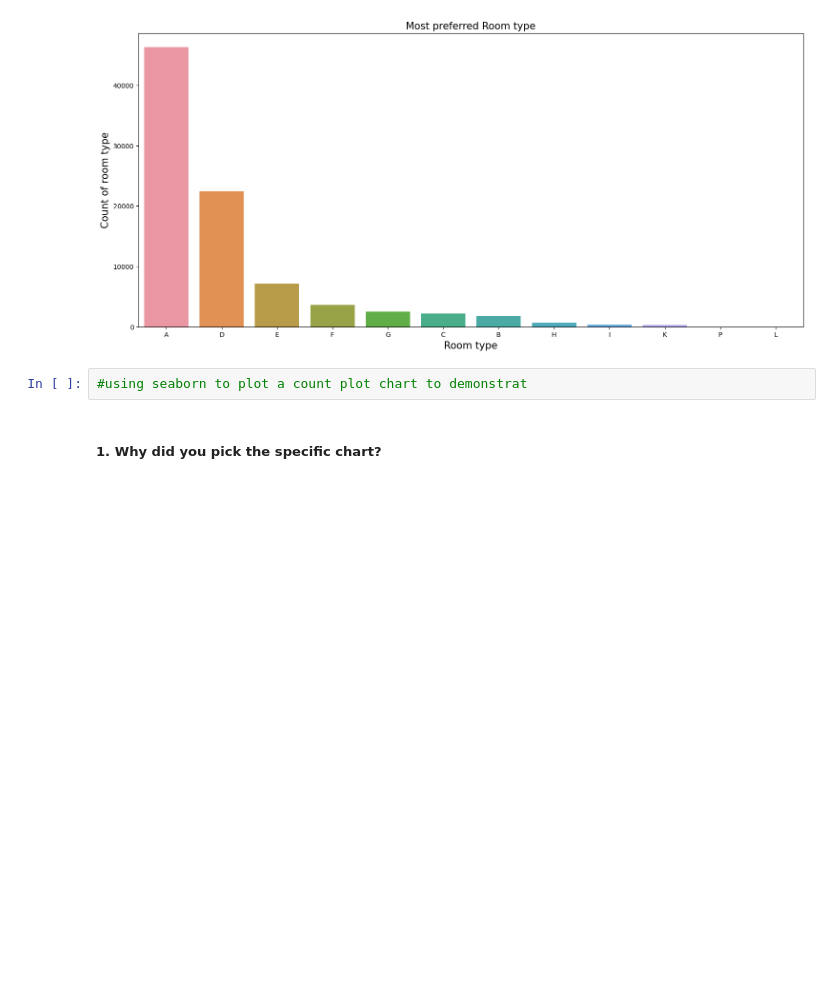
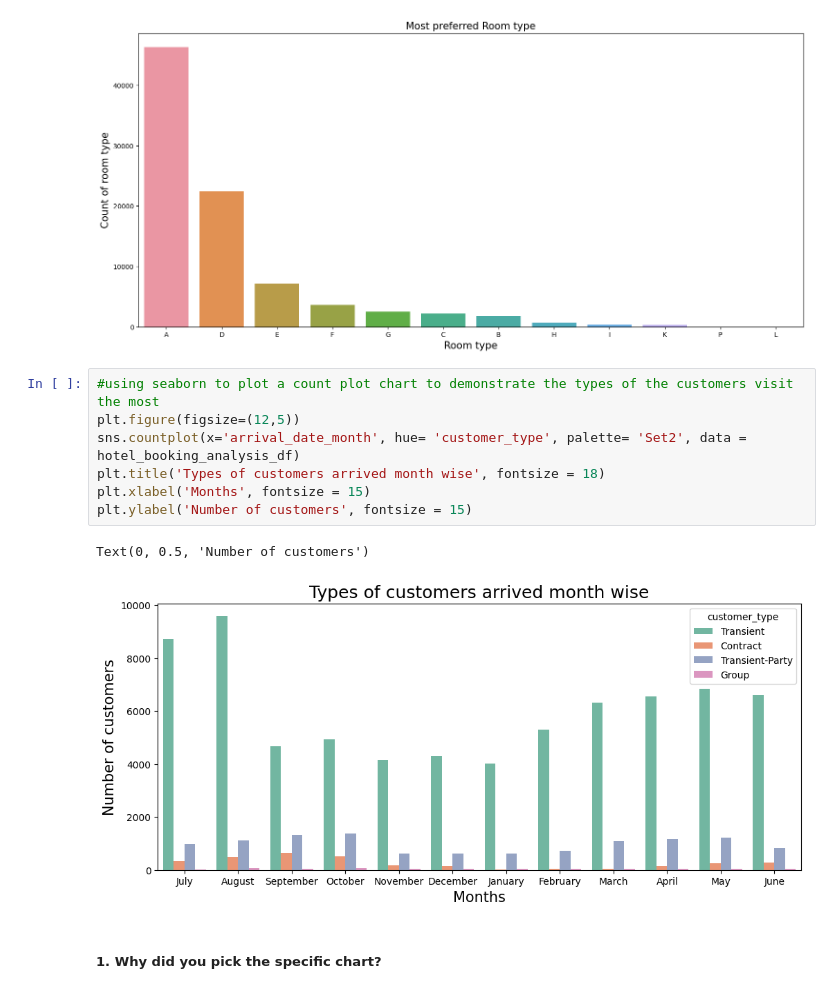
Before and after one commit to lovbundela240/EDA---Hotel-Booking-Analysis_ipynb, a Jupyter notebook: EDA_Hotel_Booking_Analysis.ipynb, the cells around one changed output. Drawn from its saved outputs; the diff is of its cells as text; blank space fills up the shorter version.

```diff
--- a/EDA_Hotel_Booking_Analysis.ipynb
+++ b/EDA_Hotel_Booking_Analysis.ipynb
@@ -1052,8 +1052,16 @@ plt.title('Most preferred Room type', fontsize = 15)
 # %% [output]
 Text(0.5, 1.0, 'Most preferred Room type')
 [figure]
-# %%
-#using seaborn to plot a count plot chart to demonstrat
+# %%
+#using seaborn to plot a count plot chart to demonstrate the types of the customers visit the most
+plt.figure(figsize=(12,5))
+sns.countplot(x='arrival_date_month', hue= 'customer_type', palette= 'Set2', data = hotel_booking_analysis_df)
+plt.title('Types of customers arrived month wise', fontsize = 18)
+plt.xlabel('Months', fontsize = 15)
+plt.ylabel('Number of customers', fontsize = 15)
+# %% [output]
+Text(0, 0.5, 'Number of customers')
+[figure, added]
 # %% [markdown]
 ##### 1. Why did you pick the specific chart?
 # %% [markdown]
```
